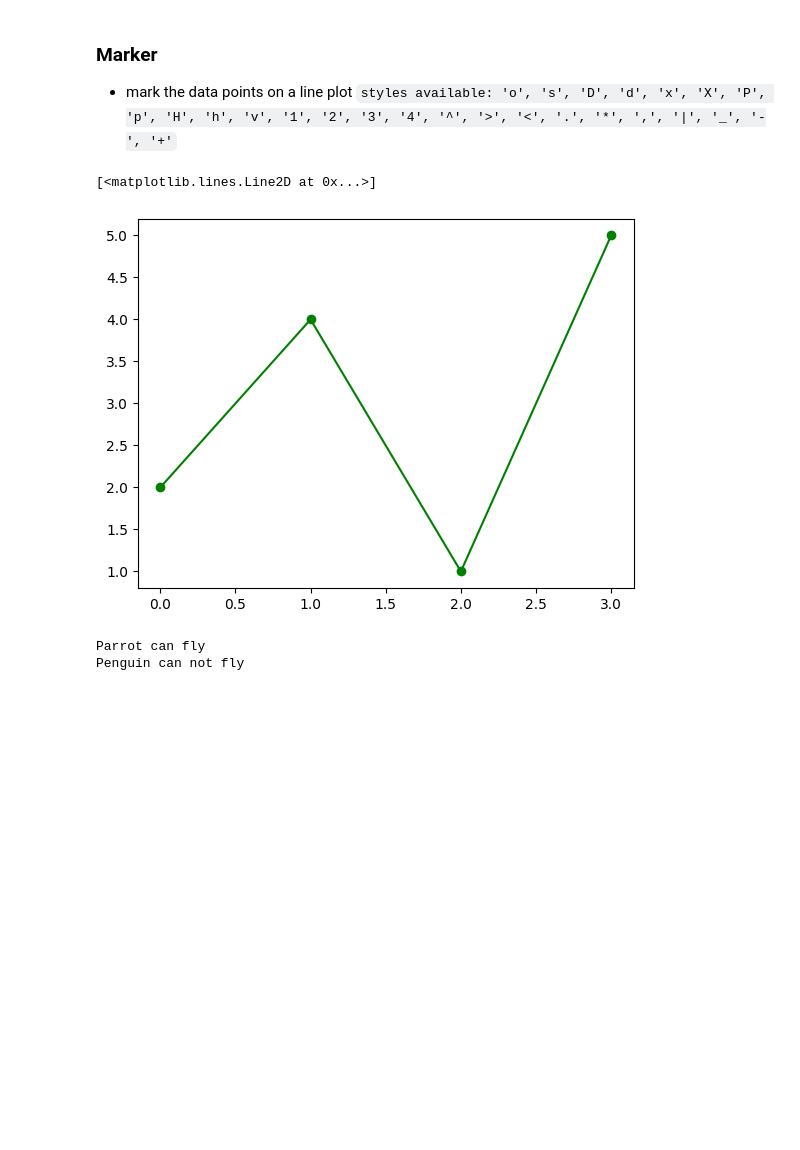
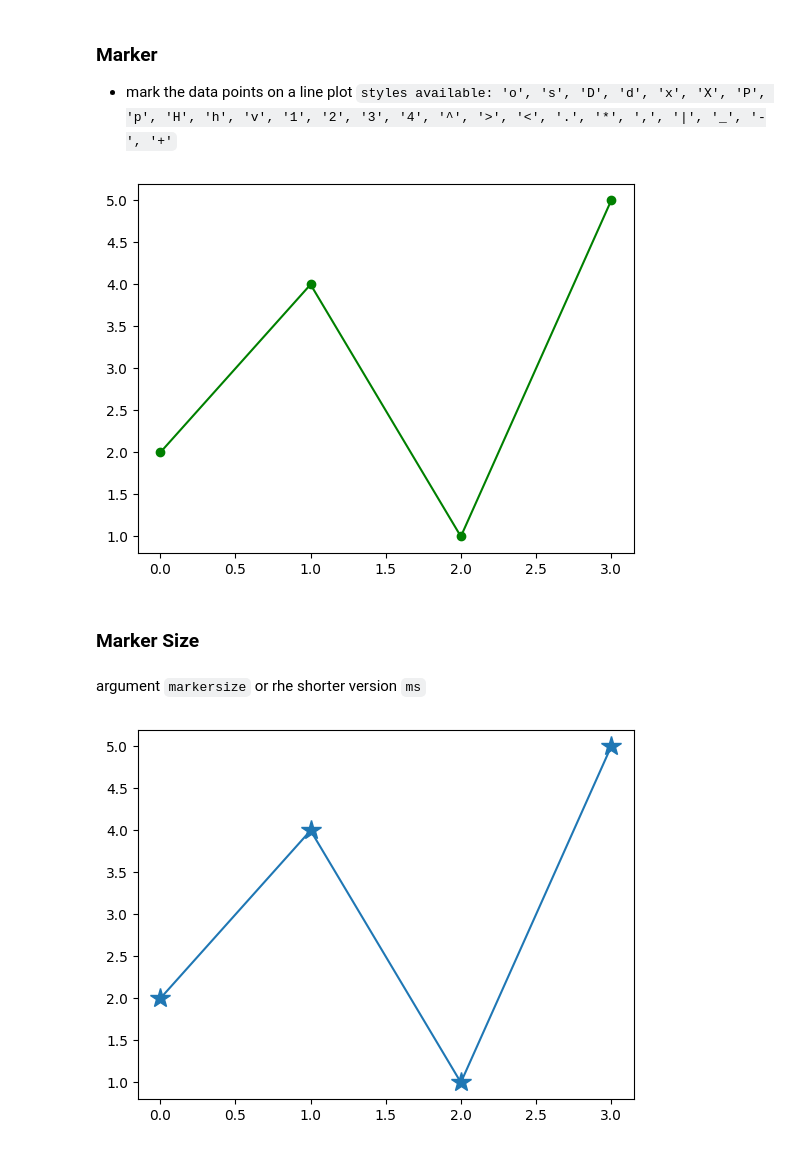
Before and after one commit to Cemputus/Python-libraries, a Jupyter notebook: matplotlib/introduction-to-matplotlib.ipynb, the cells around one changed output. Drawn from its saved outputs; the diff is of its cells as text; code cells hidden in the pictures; blank space fills up the shorter version.

```diff
--- a/matplotlib/introduction-to-matplotlib.ipynb
+++ b/matplotlib/introduction-to-matplotlib.ipynb
@@ -89,38 +89,15 @@ plt.show()
 `styles available: 'o', 's', 'D', 'd', 'x', 'X', 'P', 'p', 'H', 'h', 'v', '1', '2', '3', '4', '^', '>', '<', '.', '*', ',', '|', '_', '-', '+'`
 # %%
 plt.plot(ypoints, marker = 'o', color = 'g')
-plt.show
+plt.show()
 # %% [output]
-[<matplotlib.lines.Line2D at 0x...>]
 [figure]
-# %%
-class Parrot:
-
- def fly(self):
-   print('Parrot can fly')
-
- def swim(self):
-   print('Parrot can not swim')
-
-class Penguin:
-
- def fly(self):
-   print('Penguin can not fly')
-
- def swim(self):
-   print('Penguin can swim')
-
-# common interface
-def flying_test(bird):
-  bird.fly()
-
-#instantiate objects
-blu = Parrot()
-peggy = Penguin()
-
-# passing the object
-flying_test(blu)
-flying_test(peggy)
-# %% [output]
-Parrot can fly
-Penguin can not fly
+# %% [markdown]
+### Marker Size
+# %% [markdown]
+argument `markersize` or rhe shorter version `ms`
+# %%
+plt.plot(ypoints, marker = '*', ms = 15)
+plt.show()
+# %% [output]
+[figure, added]
```
Also changed, not shown: parts of 66 cells of this notebook, 2 other files.
